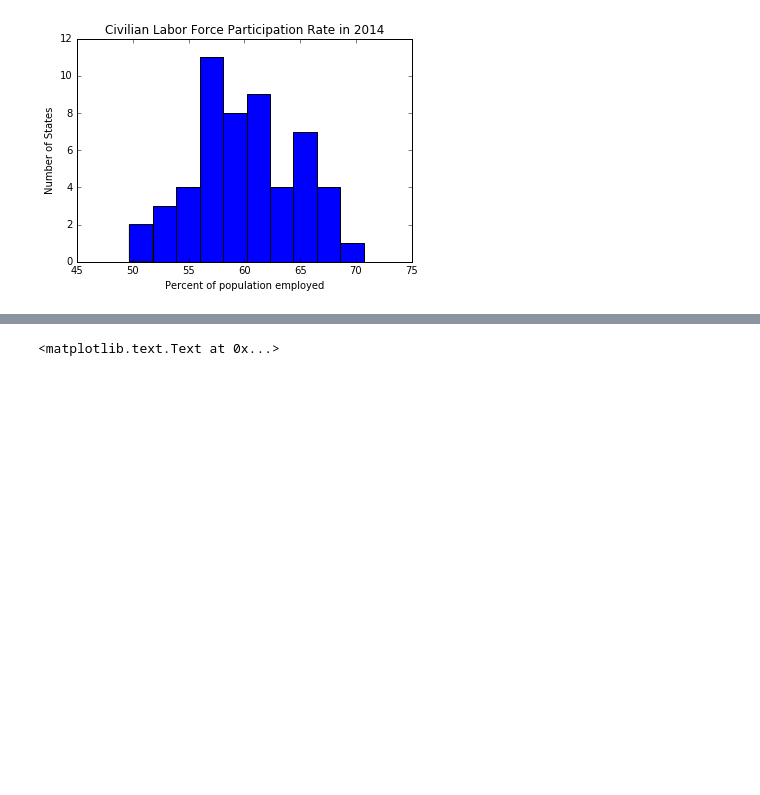
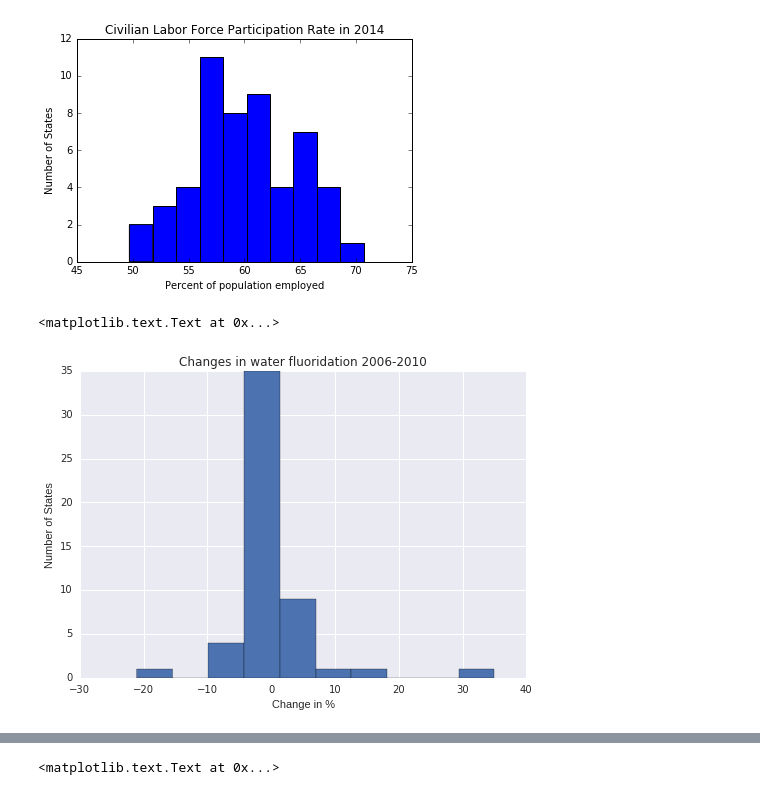
Before and after one commit to TimIntegration/data_management, a Jupyter notebook: week4.ipynb, the cells around one changed output, grey strips where cells are left out. Drawn from its saved outputs; the diff is of its cells as text; code cells hidden in the pictures; blank space fills up the shorter version.

Commit message:
Most states has no changes

```diff
--- a/week4.ipynb
+++ b/week4.ipynb
@@ -92,6 +92,15 @@ plt.title('Civilian Labor Force Participation Rate in 2014')
 # %% [output]
 <matplotlib.text.Text at 0x...>
 [figure]
+# %%
+plt.gcf().clear()
+plt.hist(cdc_fluor_change_06_10['fluoride_change_06_10'])
+plt.xlabel('Change in %')
+plt.ylabel('Number of States')
+plt.title('Changes in water fluoridation 2006-2010')
+# %% [output]
+<matplotlib.text.Text at 0x...>
+[figure, added]
 # %%
 # view only rows in the 1st and 4th quartile of water fluoridation changes
 first_quartile_fluor = cdc_fluor_change_06_10[cdc_fluor_change_06_10['fluoride_change_06_10'] <= -1.0]
```
